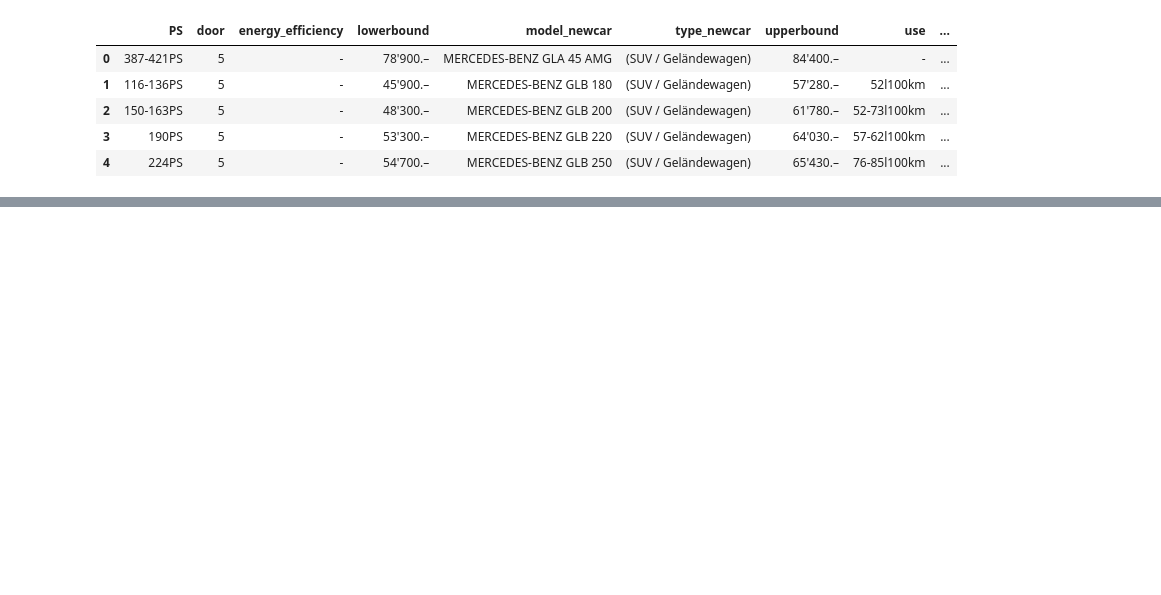
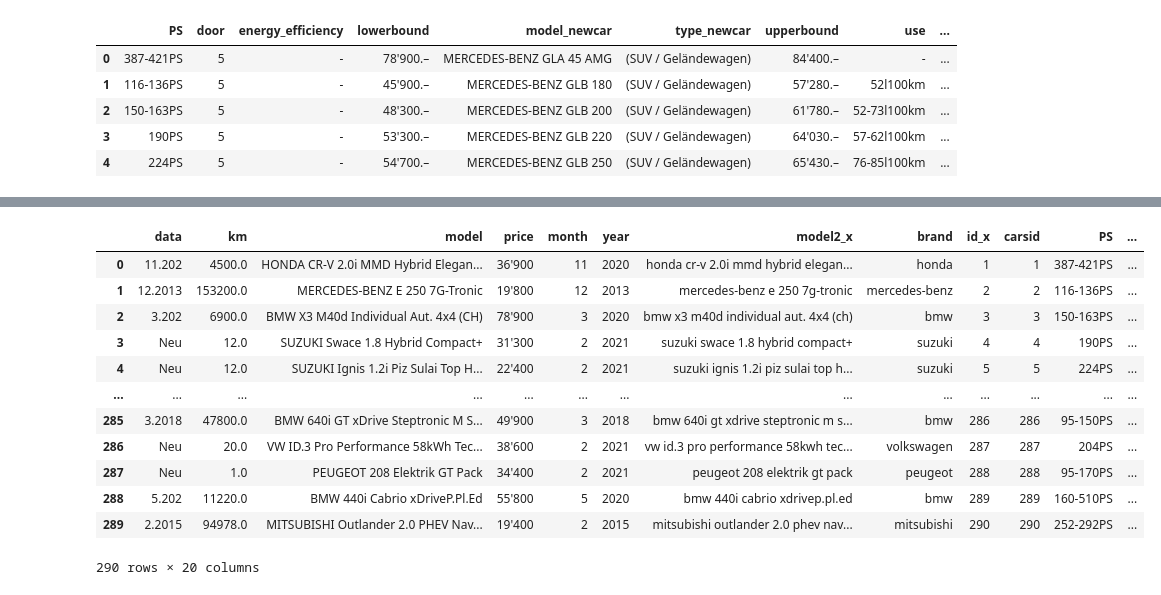
Before and after one commit to JanRuffian/WebScraping_Scout24, a Jupyter notebook: WebScraping.ipynb, the cells around one changed output, grey strips where cells are left out. Drawn from its saved outputs; the diff is of its cells as text; code cells hidden in the pictures; blank space fills up the shorter version.

```diff
--- a/WebScraping.ipynb
+++ b/WebScraping.ipynb
@@ -136,5 +147,5 @@ cars_merged.groupby('country')['country'].count().sort_values(ascending=False).h
 # %%
-newcars = pd.read_csv('newcar.csv', error_bad_lines=False, delimiter=';')
+newcars = pd.read_csv('newcar2.csv', error_bad_lines=False, delimiter=';')
 # %%
 # create identifier for new cars
 newcars["id"]= np.arange(len(newcars))+1
@@ -264,0 +274,3 @@ Name: carsid, Length: 115369, dtype: int64
+# %%
+cars["carsid"]= np.arange(len(cars))+1
+cars
@@ -265,3 +291,2 @@ Name: carsid, Length: 115369, dtype: int64
 # %%
-cars = merge(cars, id_list, on = "carsid")
-merge(cars, newcars, on = "id")
+cars2 = pd.merge(cars, id_list, how="inner", on = "carsid")
@@ -268,3 +295,21 @@ merge(cars, newcars, on = "id")
+# %%
+newcars["carsid"]= np.arange(len(newcars))+1
+# %%
+pd.merge(cars, newcars, on="carsid")
+# %% [output]
+|  | data | km | model | price | month | year | model2_x | brand | id_x | carsid | PS | ... |
+| 0 | 11.202 | 4500.0 | HONDA CR-V 2.0i MMD Hybrid Elegan... | 36'900 | 11 | 2020 | honda cr-v 2.0i mmd hybrid elegan... | honda | 1 | 1 | 387-421PS | ... |
+| 1 | 12.2013 | 153200.0 | MERCEDES-BENZ E 250 7G-Tronic | 19'800 | 12 | 2013 | mercedes-benz e 250 7g-tronic | mercedes-benz | 2 | 2 | 116-136PS | ... |
+| 2 | 3.202 | 6900.0 | BMW X3 M40d Individual Aut. 4x4 (CH) | 78'900 | 3 | 2020 | bmw x3 m40d individual aut. 4x4 (ch) | bmw | 3 | 3 | 150-163PS | ... |
+| 3 | Neu | 12.0 | SUZUKI Swace 1.8 Hybrid Compact+ | 31'300 | 2 | 2021 | suzuki swace 1.8 hybrid compact+ | suzuki | 4 | 4 | 190PS | ... |
+| 4 | Neu | 12.0 | SUZUKI Ignis 1.2i Piz Sulai Top H... | 22'400 | 2 | 2021 | suzuki ignis 1.2i piz sulai top h... | suzuki | 5 | 5 | 224PS | ... |
+| ... | ... | ... | ... | ... | ... | ... | ... | ... | ... | ... | ... | ... |
+| 285 | 3.2018 | 47800.0 | BMW 640i GT xDrive Steptronic M S... | 49'900 | 3 | 2018 | bmw 640i gt xdrive steptronic m s... | bmw | 286 | 286 | 95-150PS | ... |
+| 286 | Neu | 20.0 | VW ID.3 Pro Performance 58kWh Tec... | 38'600 | 2 | 2021 | vw id.3 pro performance 58kwh tec... | volkswagen | 287 | 287 | 204PS | ... |
+| 287 | Neu | 1.0 | PEUGEOT 208 Elektrik GT Pack | 34'400 | 2 | 2021 | peugeot 208 elektrik gt pack | peugeot | 288 | 288 | 95-170PS | ... |
+| 288 | 5.202 | 11220.0 | BMW 440i Cabrio xDriveP.Pl.Ed | 55'800 | 5 | 2020 | bmw 440i cabrio xdrivep.pl.ed | bmw | 289 | 289 | 160-510PS | ... |
+| 289 | 2.2015 | 94978.0 | MITSUBISHI Outlander 2.0 PHEV Nav... | 19'400 | 2 | 2015 | mitsubishi outlander 2.0 phev nav... | mitsubishi | 290 | 290 | 252-292PS | ... |
+290 rows × 20 columns
 # %%
 # Analyzing second dataset: brands
 brands = brands.set_axis(['brand', 'model', 'start_year', 'abc'], axis=1, inplace=False)
```
Also changed, not shown: parts of 11 cells of this notebook.
